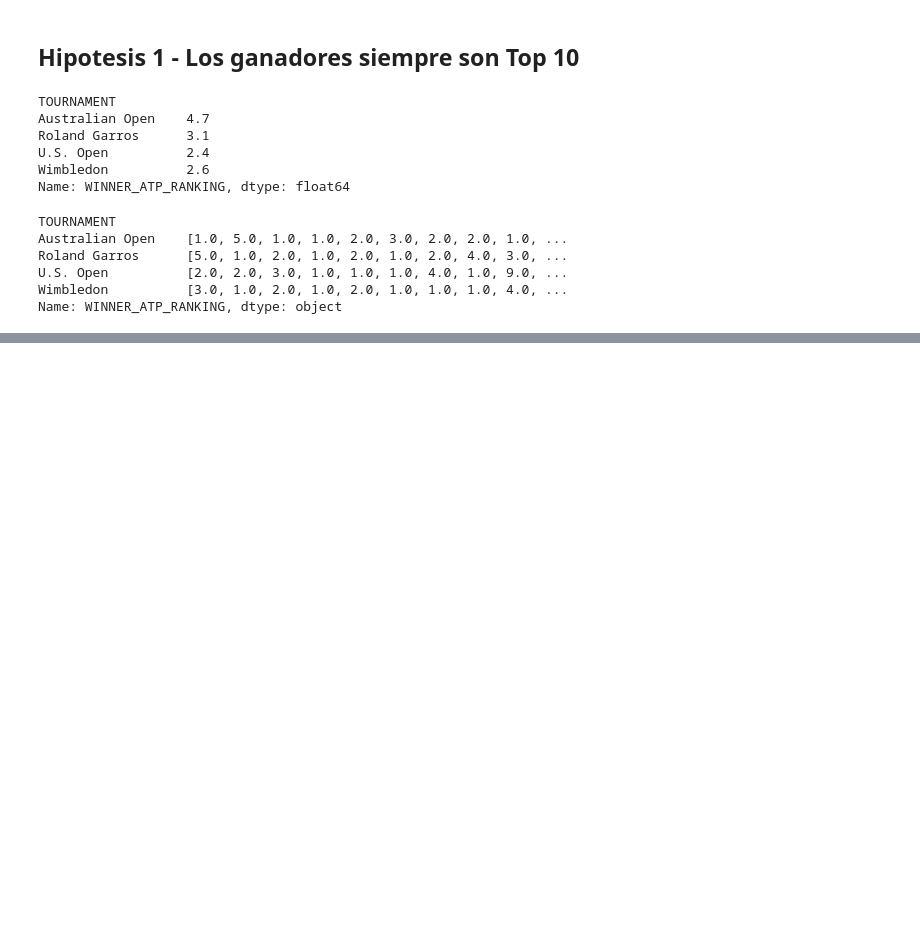
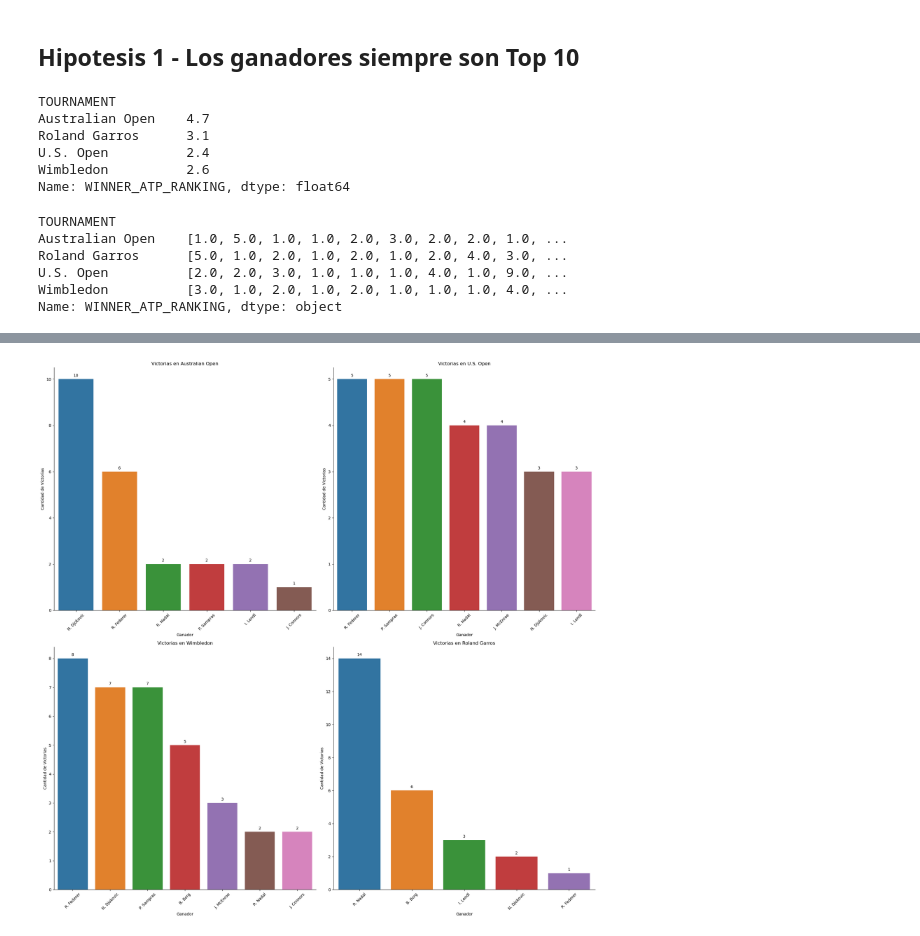
Before and after one commit to Lokhy87/EDA_entrega, a Jupyter notebook: Limpieza.ipynb, the cells around one changed output, grey strips where cells are left out. Cells and saved outputs as stored; diff of their text form; code cells hidden in the pictures; blank space fills up the shorter version.

```diff
--- a/Limpieza.ipynb
+++ b/Limpieza.ipynb
@@ -391,0 +416,4 @@ outliers_sorted
+# %%
+# Filtrar para obtener solo las entradas donde un jugador ha ganado un torneo más de una vez.
+repeated_winners = winner_counts[winner_counts['COUNTS'] > 1]
+repeated_winners
@@ -391,0 +438,4 @@ outliers_sorted
+# %%
+# Contar el número total de torneos repetidos ganados por cada jugador.
+total_repeated_wins = repeated_winners.groupby('WINNER')['COUNTS'].sum().reset_index()
+total_repeated_wins
@@ -391,0 +460,4 @@ outliers_sorted
+# %%
+# Ordenar los jugadores por el número total de torneos repetidos ganados
+top_repeated_winners = total_repeated_wins.sort_values(by = 'COUNTS', ascending=False).head(8)
+top_repeated_winners
@@ -391,0 +474,4 @@ outliers_sorted
+# %%
+# Filtrar el DataFrame original para incluir solo esos 10 jugadores.
+df_top_winners = df_majors[df_majors['WINNER'].isin(top_repeated_winners['WINNER'])]
+df_top_winners
@@ -391,0 +492,44 @@ outliers_sorted
+# %%
+# Figura con varios subgráficos (uno por torneo) en un arreglo de 2x2.
+fig, axes = plt.subplots(nrows = 2, ncols = 2, figsize = (20, 20), constrained_layout=True)
+
+# Lista de los torneos únicos, y ajusta según necesites mostrar solo cuatro o manejar más torneos.
+tournaments = df_majors['TOURNAMENT'].unique()[:4]
+
+# Gráfico para cada uno.
+for ax, tournament in zip(axes.flatten(), tournaments):
+
+    # Jugadores que están en los 10 primeros.
+    tournament_df = df_top_winners[df_top_winners['TOURNAMENT'] == tournament]
+
+    # Victorias por cada uno de los jugadores top y ordena de mayor a menor.
+    winner_order = tournament_df['WINNER'].value_counts().index
+
+    # Crea el countplot.
+    sns.countplot(x = 'WINNER', data = tournament_df, ax=ax, order=winner_order)
+
+    # Título del subgráfico para el torneo actual.
+    ax.set_title(f'Victorias en {tournament}')
+    ax.set_xlabel('Ganador')
+    ax.set_ylabel('Cantidad de Victorias')
+
+    # Rota las etiquetas.
+    ax.set_xticklabels(winner_order, rotation=45)
+
+    # Añadir los valores encima de cada barra.
+    for p in ax.patches:
+        ax.annotate(format(p.get_height(), '.0f'),
+                    (p.get_x() + p.get_width() / 2., p.get_height()),
+                    ha = 'center', va = 'center',
+                    xytext = (0, 9),
+                    textcoords = 'offset points')
+
+    # Quitar las líneas superior y derecha.
+    ax.spines['top'].set_visible(False)
+    ax.spines['right'].set_visible(False)
+
+# Ajusta el layout para evitar solapamientos.
+plt.tight_layout()
+plt.show()
+# %% [output]
+[figure, added]
```
Also changed, not shown: parts of 25 cells of this notebook.
